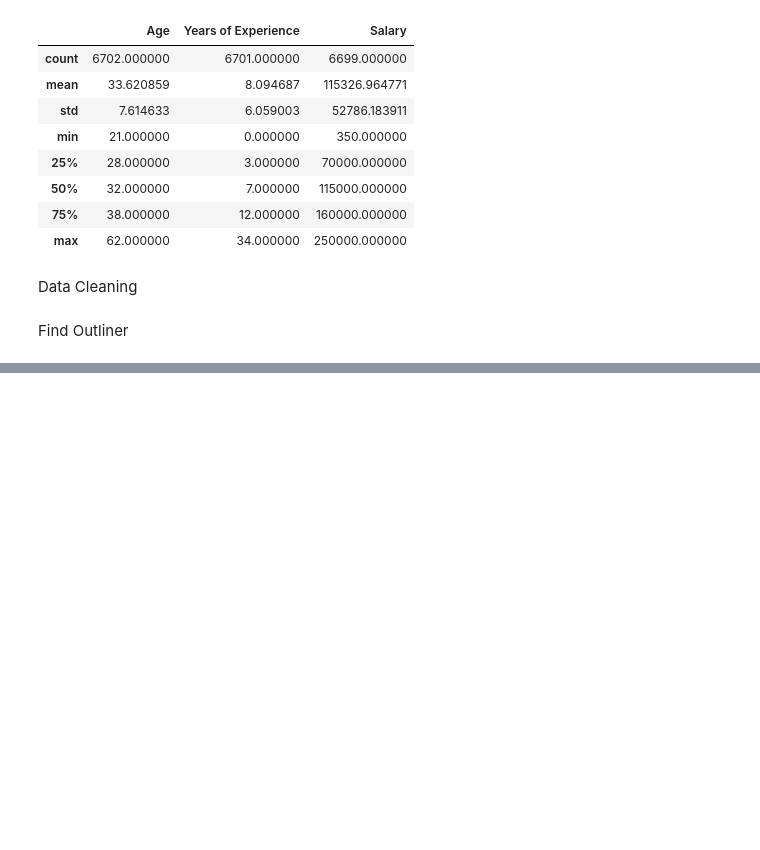
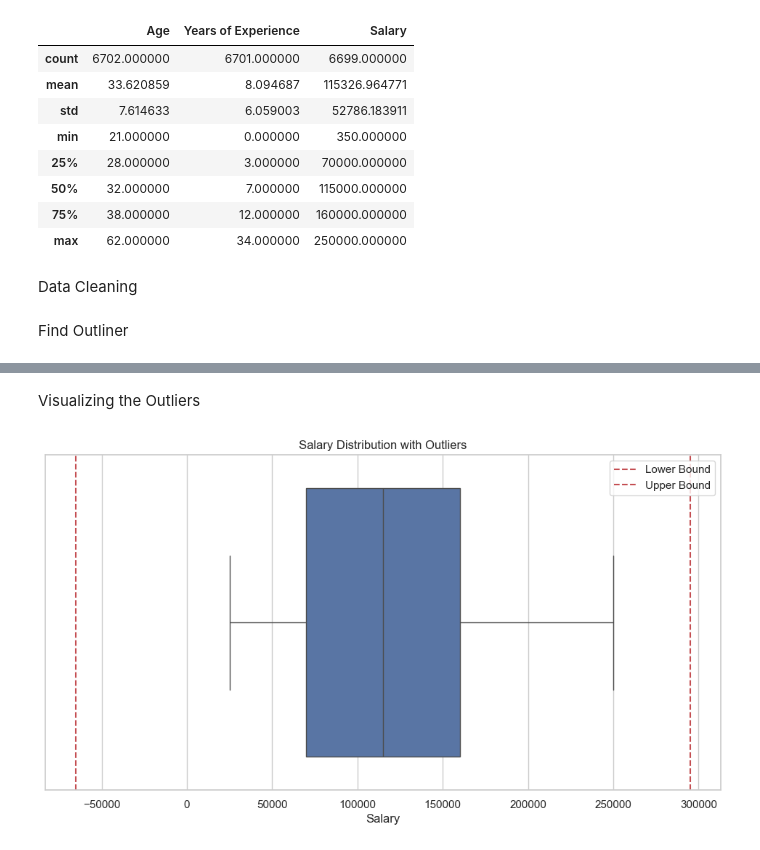
Before and after one commit to NhaDAlvarado/Data_Analysis-Portfolio, a Jupyter notebook: Statistic/salary.ipynb, the cells around one changed output, grey strips where cells are left out. Cells and saved outputs as stored; diff of their text form; code cells hidden in the pictures; blank space fills up the shorter version.

```diff
--- a/Statistic/salary.ipynb
+++ b/Statistic/salary.ipynb
@@ -82,5 +82,25 @@ Data Cleaning
 # %% [markdown]
 Find Outliner
 # %%
-# Upper_bound = Q1 + 1.5(Q3-Q1)
-# Lower_bound = Q3 + 1.5 (Q3-Q1)
+# Calculate IQR (Interquartile Range) for Salary
+Q1 = df['Salary'].quantile(0.25)
+Q3 = df['Salary'].quantile(0.75)
+IQR = Q3 - Q1
+
+# Calculate bounds
+lower_bound = Q1 - 1.5 * IQR
+upper_bound = Q3 + 1.5 * IQR
+
+print(f"Q1 (25th percentile): {Q1:.2f}")
+print(f"Q3 (75th percentile): {Q3:.2f}")
+print(f"IQR: {IQR:.2f}")
+print(f"Lower Bound: {lower_bound:.2f}")
+print(f"Upper Bound: {upper_bound:.2f}")
+
+# Identify outliers
+outliers = df[(df['Salary'] < lower_bound) | (df['Salary'] > upper_bound)]
+print(f"\nNumber of outliers detected: {len(outliers)}")
+
+# Display outliers
+print("\nOutlier records:")
+display(outliers[['Age', 'Gender', 'Education Level', 'Job Title', 'Years of Experience', 'Salary']])
@@ -87,3 +118,15 @@ Find Outliner
+# %% [markdown]
+Visualizing the Outliers
+# %%
+plt.figure(figsize=(12, 6))
+sns.boxplot(x=df['Salary'])
+plt.title('Salary Distribution with Outliers')
+plt.axvline(x=lower_bound, color='r', linestyle='--', label='Lower Bound')
+plt.axvline(x=upper_bound, color='r', linestyle='--', label='Upper Bound')
+plt.legend()
+plt.show()
+# %% [output]
+[figure, added]
 # %%
 # Convert categorical variables to proper data types
 df['Gender'] = df['Gender'].astype('category')
```
Also changed, not shown: parts of 1 cell of this notebook.
